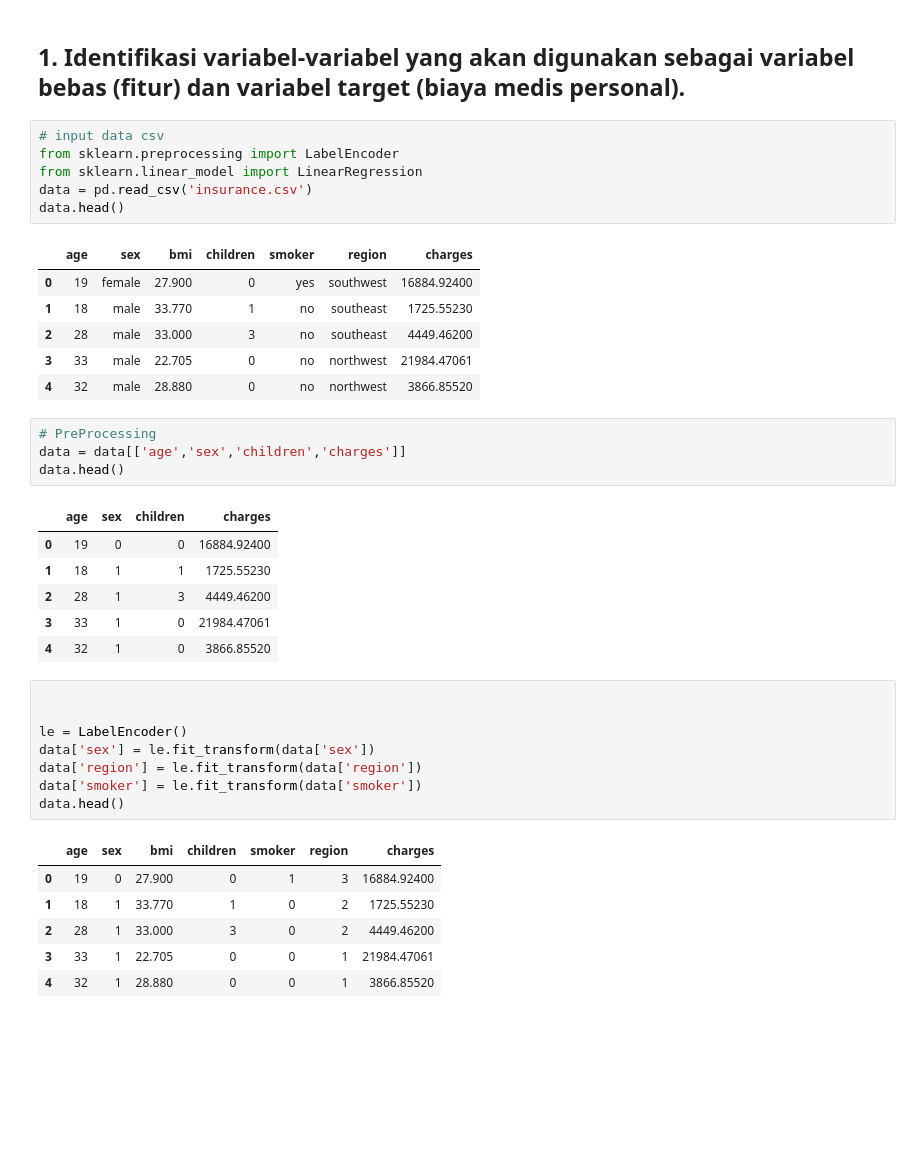
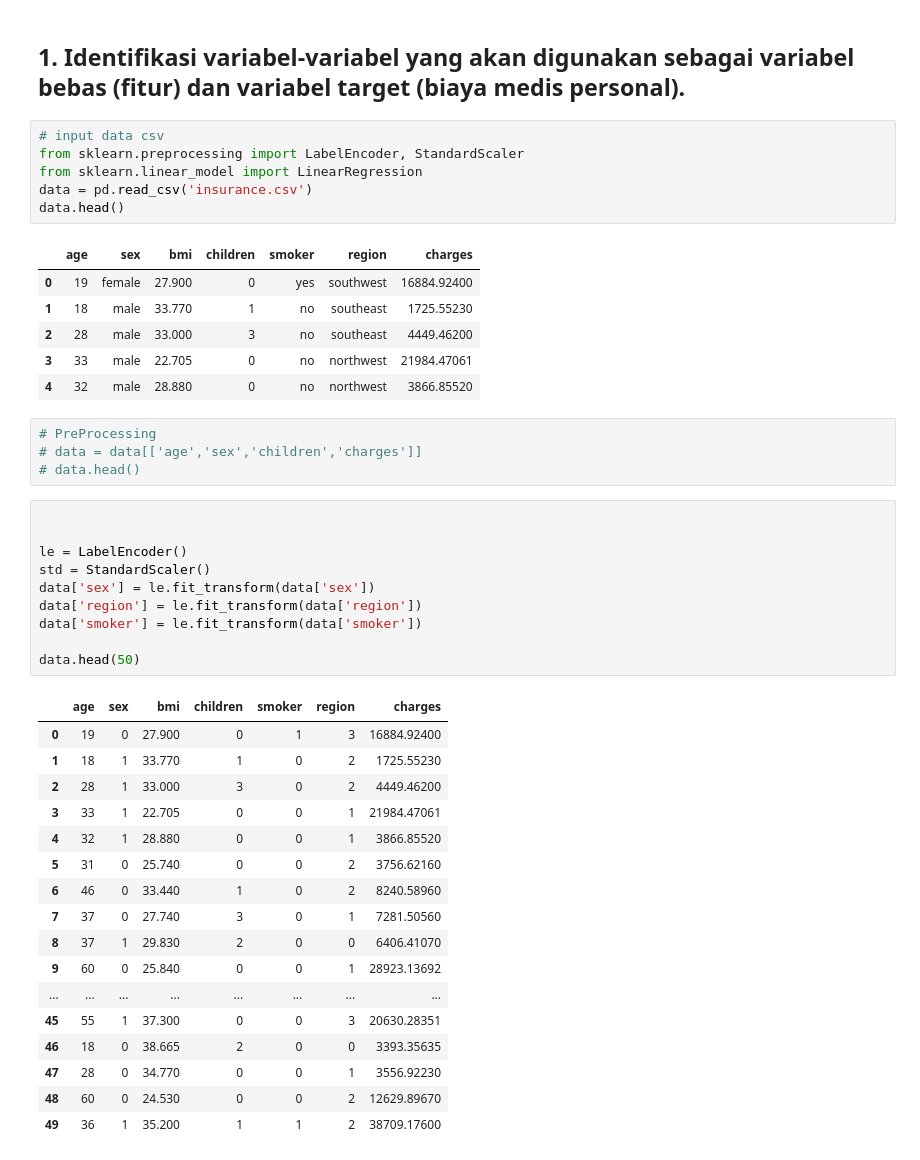
Before and after one commit to Saonoke/machine-learning-2024, a Jupyter notebook: week3.ipynb, the cells around one changed output. Drawn from its saved outputs; the diff is of its cells as text; blank space fills up the shorter version.

```diff
--- a/week3.ipynb
+++ b/week3.ipynb
@@ -362,7 +361,7 @@ R-squared : 0.7516001070620798
 ##  1. Identifikasi variabel-variabel yang akan digunakan sebagai variabel bebas (fitur) dan variabel target (biaya medis personal).
 # %%
 # input data csv
-from sklearn.preprocessing import LabelEncoder
+from sklearn.preprocessing import LabelEncoder, StandardScaler
 from sklearn.linear_model import LinearRegression
 data = pd.read_csv('insurance.csv')
 data.head()
@@ -375,27 +374,33 @@ data.head()
 | 4 | 32 | male | 28.880 | 0 | no | northwest | 3866.85520 |
 # %%
 # PreProcessing
-data = data[['age','sex','children','charges']]
-data.head()
+# data = data[['age','sex','children','charges']]
+# data.head()
-# %% [output]
-|  | age | sex | children | charges |
-| 0 | 19 | 0 | 0 | 16884.92400 |
-| 1 | 18 | 1 | 1 | 1725.55230 |
-| 2 | 28 | 1 | 3 | 4449.46200 |
-| 3 | 33 | 1 | 0 | 21984.47061 |
-| 4 | 32 | 1 | 0 | 3866.85520 |
 # %%
 
 
 le = LabelEncoder()
+std = StandardScaler()
 data['sex'] = le.fit_transform(data['sex'])
 data['region'] = le.fit_transform(data['region'])
 data['smoker'] = le.fit_transform(data['smoker'])
-data.head()
+
+data.head(50)
 # %% [output]
 |  | age | sex | bmi | children | smoker | region | charges |
 | 0 | 19 | 0 | 27.900 | 0 | 1 | 3 | 16884.92400 |
 | 1 | 18 | 1 | 33.770 | 1 | 0 | 2 | 1725.55230 |
 | 2 | 28 | 1 | 33.000 | 3 | 0 | 2 | 4449.46200 |
 | 3 | 33 | 1 | 22.705 | 0 | 0 | 1 | 21984.47061 |
 | 4 | 32 | 1 | 28.880 | 0 | 0 | 1 | 3866.85520 |
+| 5 | 31 | 0 | 25.740 | 0 | 0 | 2 | 3756.62160 |
+| 6 | 46 | 0 | 33.440 | 1 | 0 | 2 | 8240.58960 |
+| 7 | 37 | 0 | 27.740 | 3 | 0 | 1 | 7281.50560 |
+| 8 | 37 | 1 | 29.830 | 2 | 0 | 0 | 6406.41070 |
+| 9 | 60 | 0 | 25.840 | 0 | 0 | 1 | 28923.13692 |
+| ... | ... | ... | ... | ... | ... | ... | ... |
+| 45 | 55 | 1 | 37.300 | 0 | 0 | 3 | 20630.28351 |
+| 46 | 18 | 0 | 38.665 | 2 | 0 | 0 | 3393.35635 |
+| 47 | 28 | 0 | 34.770 | 0 | 0 | 1 | 3556.92230 |
+| 48 | 60 | 0 | 24.530 | 0 | 0 | 2 | 12629.89670 |
+| 49 | 36 | 1 | 35.200 | 1 | 1 | 2 | 38709.17600 |
```
Also changed, not shown: parts of 7 cells of this notebook.
